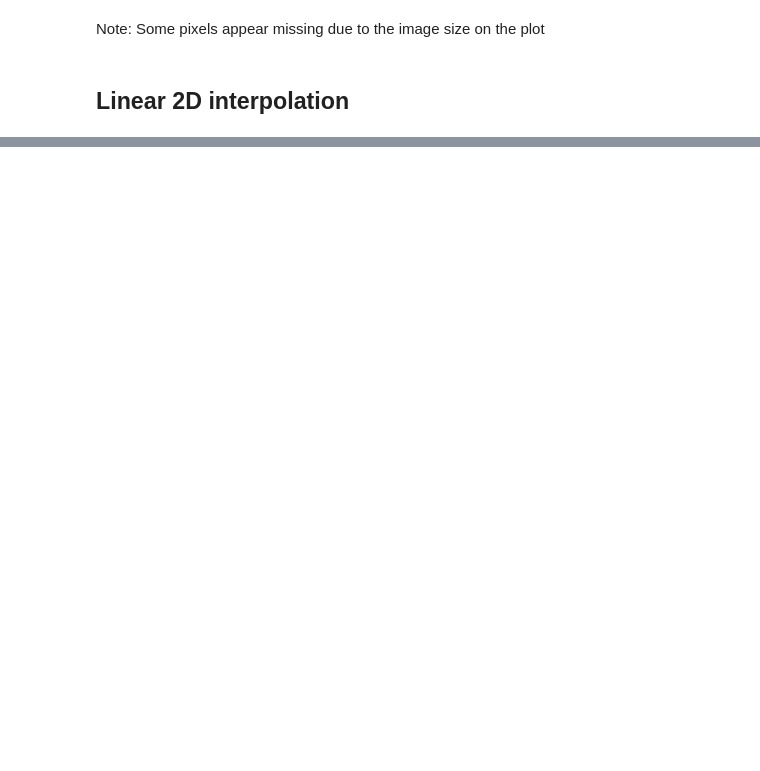
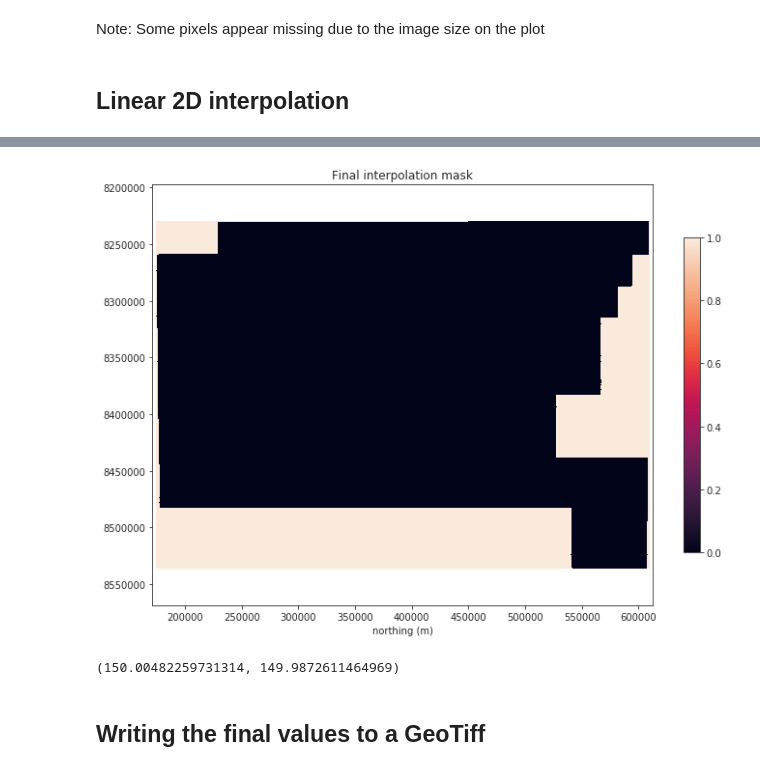
Before and after one commit to rmorel/grid-aeromag, a Jupyter notebook: notebooks/0.5-rm-linear-interpolation.ipynb, the cells around one changed output, grey strips where cells are left out. Saved outputs shown, nothing was run; the diff lists cells and outputs as text; code cells hidden in the pictures; blank space fills up the shorter version.

```diff
--- a/notebooks/0.5-rm-linear-interpolation.ipynb
+++ b/notebooks/0.5-rm-linear-interpolation.ipynb
@@ -76,33 +82,36 @@ def create_mask(row):
     retval = np.full(row.shape, True)
 
     i =  np.where(~np.isnan(row))[0]
     n = len(i)
 
     if n == 0:
         return retval
 
     elif n == 1:
         retval[i[0]] = False
         return retval
 
     elif n >= 2:
         retval[i[0]:i[-1]] = False
         return retval
 
 mask = np.array([create_mask(col) for col in img.T])
 mask = np.logical_or(mask, np.isnan(interpolated))
 
 plt.figure(figsize=(10,7))
 ax = plt.subplot(111)
 extent=[x.min(),x.max(), y.min(), y.max()]
 ax.set_title('Final interpolation mask')
 im = ax.imshow(mask.astype(np.int), interpolation='none', aspect='auto',
                extent=extent)
 plt.colorbar(im, shrink=0.75)
+plt.ylim(plt.ylim()[::-1])
 ax.set_aspect('equal', 'datalim')
 plt.xlabel('easting (m)')
 plt.xlabel('northing (m)')
 plt.tight_layout();
+# %% [output]
+[figure, added]
 # %%
 # Masked final linear interpolated magnetic field
 final = np.ma.array(interpolated, mask=mask)
@@ -110,8 +119,10 @@ final = np.ma.array(interpolated, mask=mask)
 from matplotlib.colors import LightSource
 # %%
 # Cell size in meters
-dx, dy = np.diff(x)[0], np.diff(y)[0]
+dx, dy = np.mean(np.diff(x)), np.mean(np.diff(y))
 dx, dy
+# %% [output]
+(150.00482259731314, 149.9872611464969)
 # %%
 def plot_hillshaded_image(image, vert_exag=20, blend_mode='soft',
                           cmap=plt.cm.viridis, dx=dx, dy=dy,
@@ -143,3 +156,5 @@ def plot_hillshaded_image(image, vert_exag=20, blend_mode='soft',
     plt.close();
 
 plot_hillshaded_image(final, vmin=vmin, vmax=vmax, extent=extent, title='Linear interpolated magnetic anomaly')
+# %% [markdown]
+## Writing the final values to a GeoTiff
```
Also changed, not shown: parts of 8 cells of this notebook.
